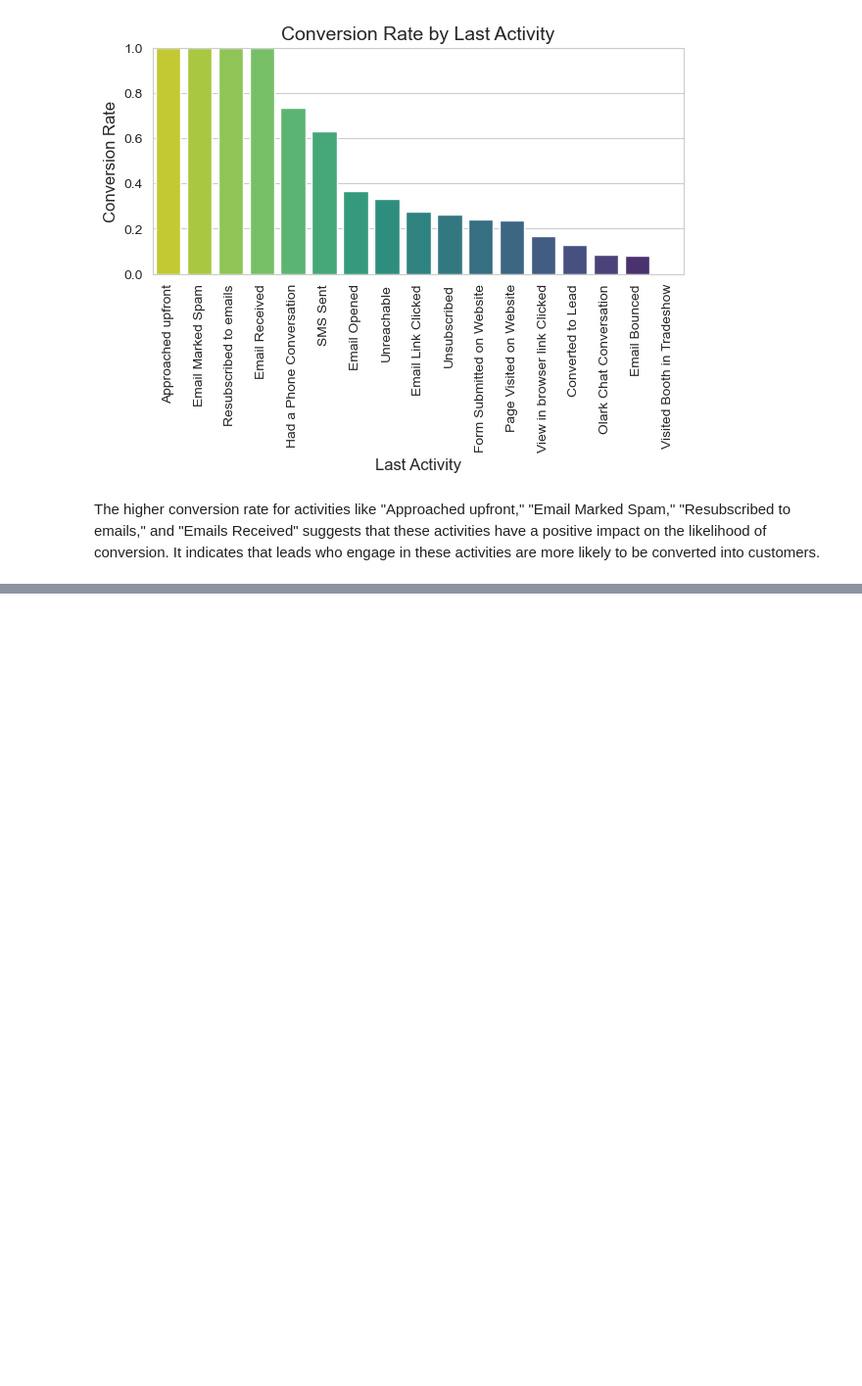
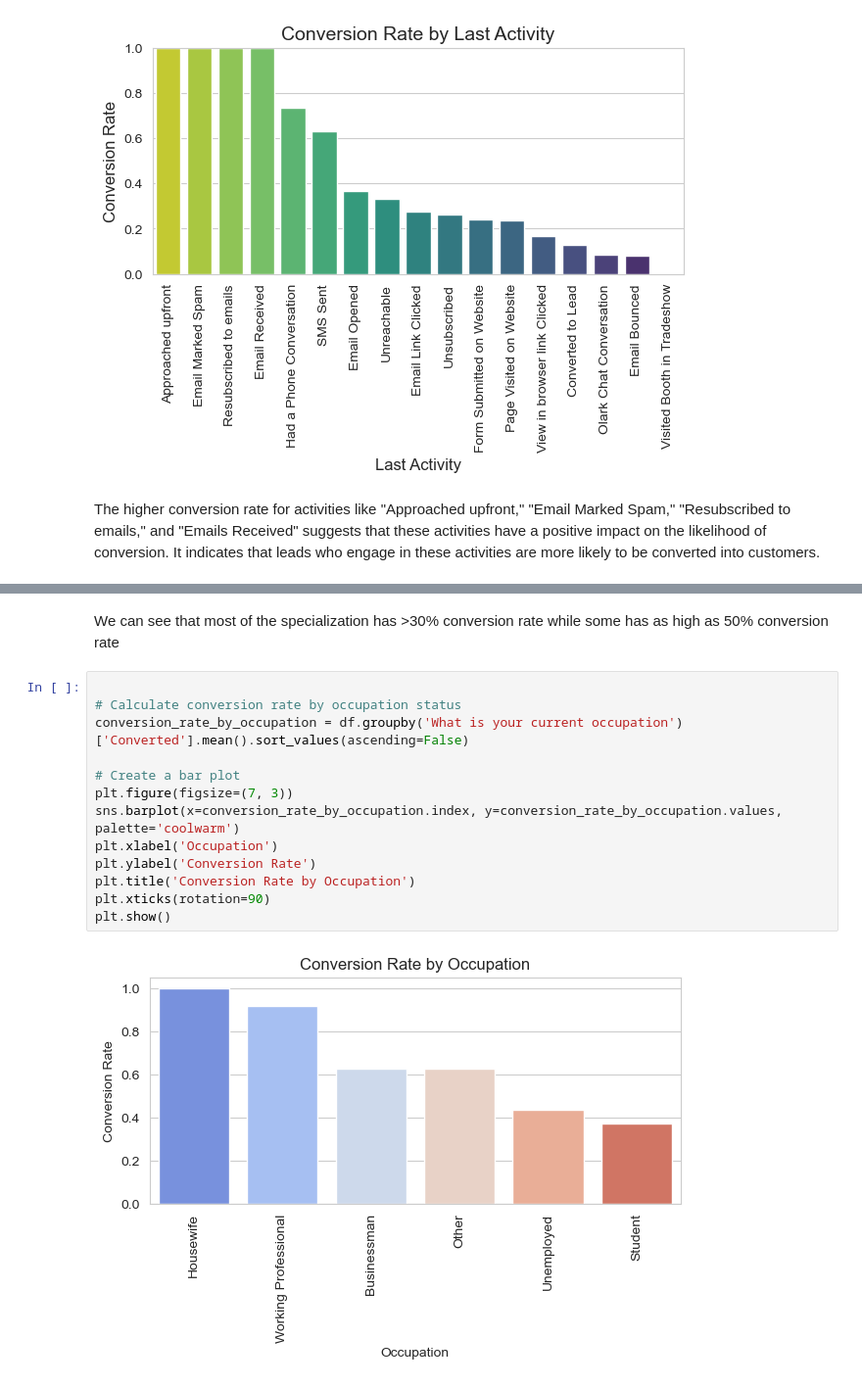
Before and after one commit to kunalworldwide/Lead-Scoring-Case-study, a Jupyter notebook: Lead-scoring-assignments.ipynb, the cells around one changed output, grey strips where cells are left out. Shown: that part at 98% size. Saved outputs shown, nothing was run; the diff lists cells and outputs as text; blank space fills up the shorter version.

```diff
--- a/Lead-scoring-assignments.ipynb
+++ b/Lead-scoring-assignments.ipynb
@@ -463,0 +478,17 @@ The higher conversion rate for activities like "Approached upfront," "Email Mark
+# %% [markdown]
+We can see that most of the specialization has >30% conversion rate while some has as high as 50% conversion rate
+# %%
+
+# Calculate conversion rate by occupation status
+conversion_rate_by_occupation = df.groupby('What is your current occupation')['Converted'].mean().sort_values(ascending=False)
+
+# Create a bar plot
+plt.figure(figsize=(7, 3))
+sns.barplot(x=conversion_rate_by_occupation.index, y=conversion_rate_by_occupation.values, palette='coolwarm')
+plt.xlabel('Occupation')
+plt.ylabel('Conversion Rate')
+plt.title('Conversion Rate by Occupation')
+plt.xticks(rotation=90)
+plt.show()
+# %% [output]
+[figure, added]
```
Also changed, not shown: parts of 4 cells of this notebook.
